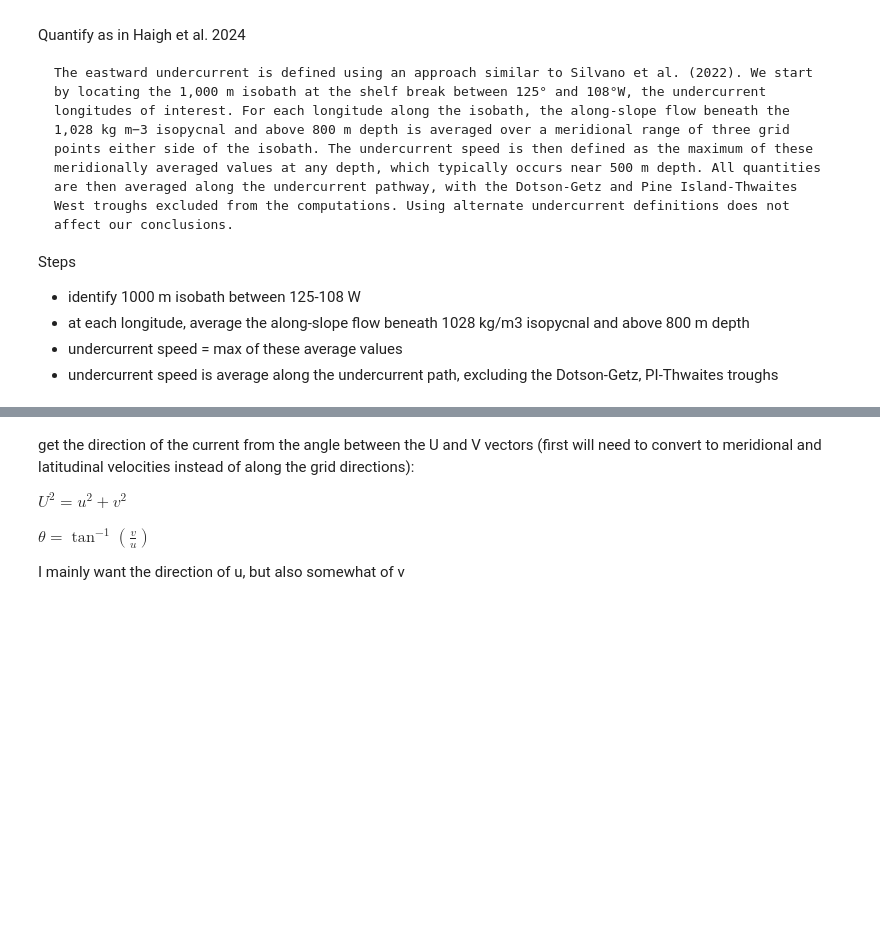
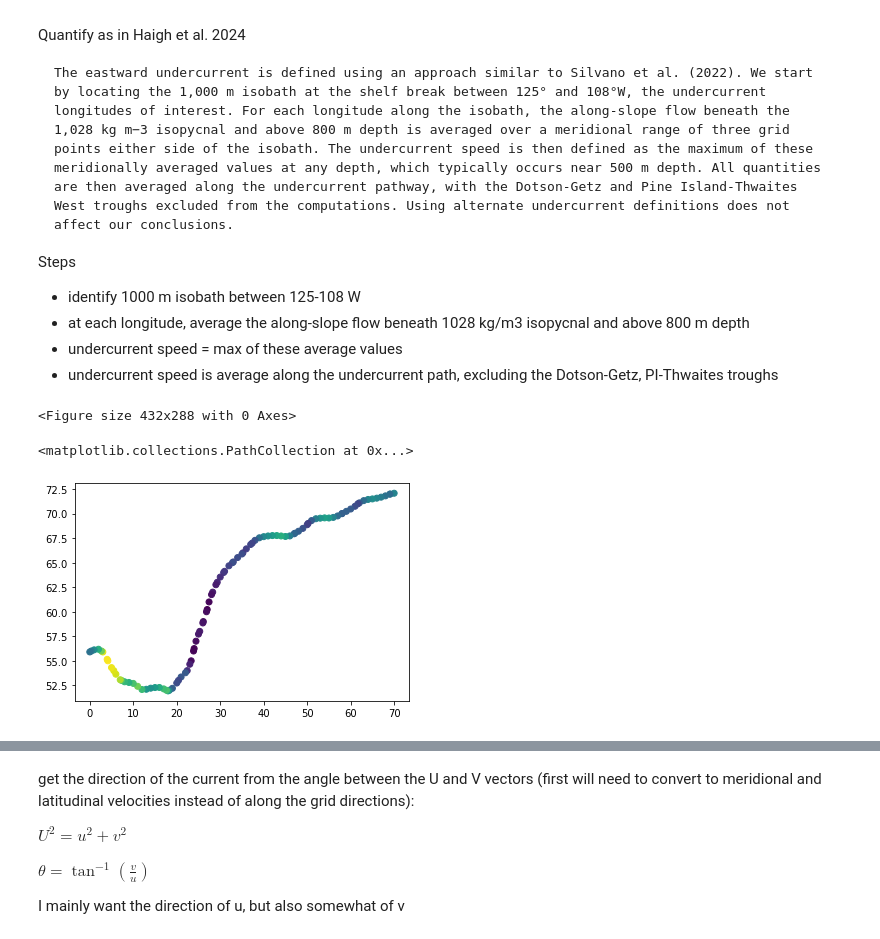
Before and after one commit to brogalla/analysis-birgal, a Jupyter notebook: nemo_config_setup/climate-experiments/ensemble-divergence.ipynb, the cells around one changed output, grey strips where cells are left out. Drawn from its saved outputs; the diff is of its cells as text; code cells hidden in the pictures; blank space fills up the shorter version.

```diff
--- a/nemo_config_setup/climate-experiments/ensemble-divergence.ipynb
+++ b/nemo_config_setup/climate-experiments/ensemble-divergence.ipynb
@@ -98,0 +147,12 @@ import gsw
+# %%
+nemo_sub = nemo_domcfg.copy().isel(x=slice(645,716), y=slice(200,300))
+slope_x, slope_y = getSlopeContour(nemo_sub.bathy_metry, nemo_sub.x, nemo_sub.y, 0)
+# %% [output]
+<Figure size 432x288 with 0 Axes>
+# %%
+bearing = getBearing(slope_x, slope_y)
+# %%
+plt.scatter(slope_x, slope_y, c=bearing)
+# %% [output]
+<matplotlib.collections.PathCollection at 0x...>
+[figure, added]
```
Also changed, not shown: parts of 13 cells of this notebook.
